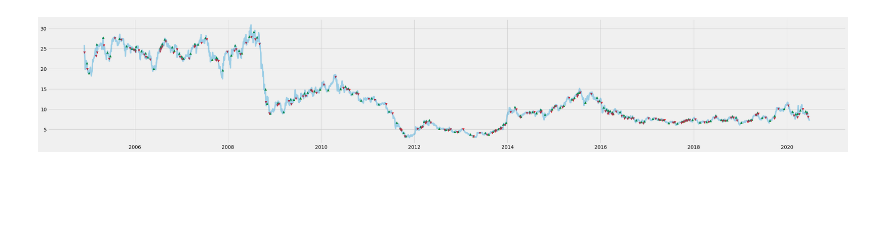
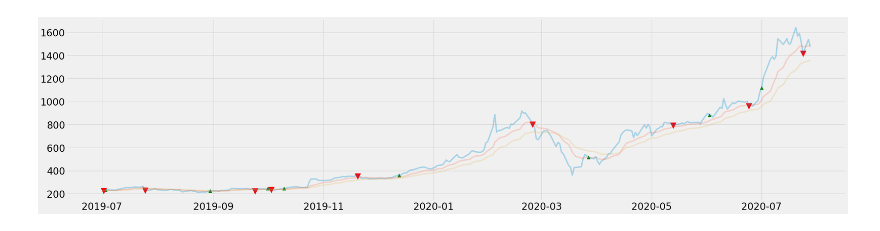
Before and after one commit to iron59zug/YFapi, a Jupyter notebook: plot_MACD.ipynb, the cells around one changed output. Saved outputs shown, nothing was run; the diff lists cells and outputs as text; code cells hidden in the pictures; blank space fills up the shorter version.

```diff
--- a/plot_MACD.ipynb
+++ b/plot_MACD.ipynb
@@ -70,10 +89,10 @@ plt.show()
 # %%
-# exponential MA, EMAs
-SEMA = df.eurn.ewm(span=STs, adjust=False).mean()
-LEMA = df.eurn.ewm(span=LTs, adjust=False).mean()
+# Exponential Moving Average, EMAs
+SEMA = ct.ac.ewm(span=STs, adjust=False).mean()
+LEMA = ct.ac.ewm(span=LTs, adjust=False).mean()
 plt.figure(figsize=(fsx, fsy))
-plt.plot(df.index, SEMA, label='S')
-plt.plot(df.index, LEMA, label='L')
-plt.legend(loc='upper right')
+plt.plot(ct.index, SEMA, label='ST EMA')
+plt.plot(ct.index, LEMA, label='LT EMA')
+plt.legend(loc='upper center')
 plt.show()
 # %% [output]
@@ -82,10 +101,11 @@ plt.show()
 MACD = SEMA - LEMA
 SL = MACD.ewm(span=SLs, adjust=False).mean()
 plt.figure(figsize=(fsx,fsy))
-plt.plot(df.index, MACD, label='€URN.MACD')
+plt.plot(ct.index, MACD, label=stox+'.MACD')
 #ax1 = sns.lineplot(x=df.index, y=SL)
-plt.plot(df.index, SL, label='signal line')
+plt.plot(ct.index, SL, label='signal line')
 plt.legend(loc='lower right')
 plt.show()
-df['MACD']=MACD; df['SL']=SL; df
+ct['MACD']=MACD; ct['SL']=SL;
+#df
 # %% [output]
@@ -106,4 +113,5 @@ df['MACD']=MACD; df['SL']=SL; df
 # %%
+# determine whether Buy Or Sell
 def bos(line):
   Buy=[]
   Sell=[]
@@ -112,14 +120,14 @@ def bos(line):
     if line['MACD'][i] > line['SL'][i]:
       Sell.append(np.nan)
       if flag != 1:
-        Buy.append(line['eurn'][i])
+        Buy.append(line['ac'][i])
         flag = 1
       else:
         Buy.append(np.nan)
     elif line['MACD'][i] < line['SL'][i]:
       Buy.append(np.nan)
       if flag != 0:
-        Sell.append(line['eurn'][i])
+        Sell.append(line['ac'][i])
         flag = 0
       else:
         Sell.append(np.nan)
@@ -128,7 +136,7 @@ def bos(line):
       Sell.append(np.nan)
   return (Buy, Sell)
 
-bosc=bos(df)
-df['Bprice'] = bosc[0]
-df['Sprice'] = bosc[1]
-df
+bosc=bos(ct)
+ct['Bprice'] = bosc[0]
+ct['Sprice'] = bosc[1]
+#df
@@ -149,9 +143,10 @@ df
 # %%
 plt.figure(figsize=(fsx, fsy))
-plt.scatter(df.index, df['Bprice'], color='green', label='B', marker='^', alpha=1)
-plt.scatter(df.index, df['Sprice'], color='red', label='S', marker='v', alpha=1)
-plt.plot(df['eurn'], alpha=0.35)
-
+plt.scatter(ct.index, ct['Bprice'], color='green', label='B', marker='^', s=99)
+plt.scatter(ct.index, ct['Sprice'], color='red', label='S', marker='v', s=300)
+plt.plot(ct['ac'], label='adj', alpha=0.3)
+plt.plot(SEMA, label='SEMA', alpha=0.2)
+plt.plot(LEMA, label='LEMA', alpha=0.2)
 plt.show()
 # %% [output]
-[figure, old version]
+[figure, new version]
```
Also changed, not shown: parts of 13 cells of this notebook.
